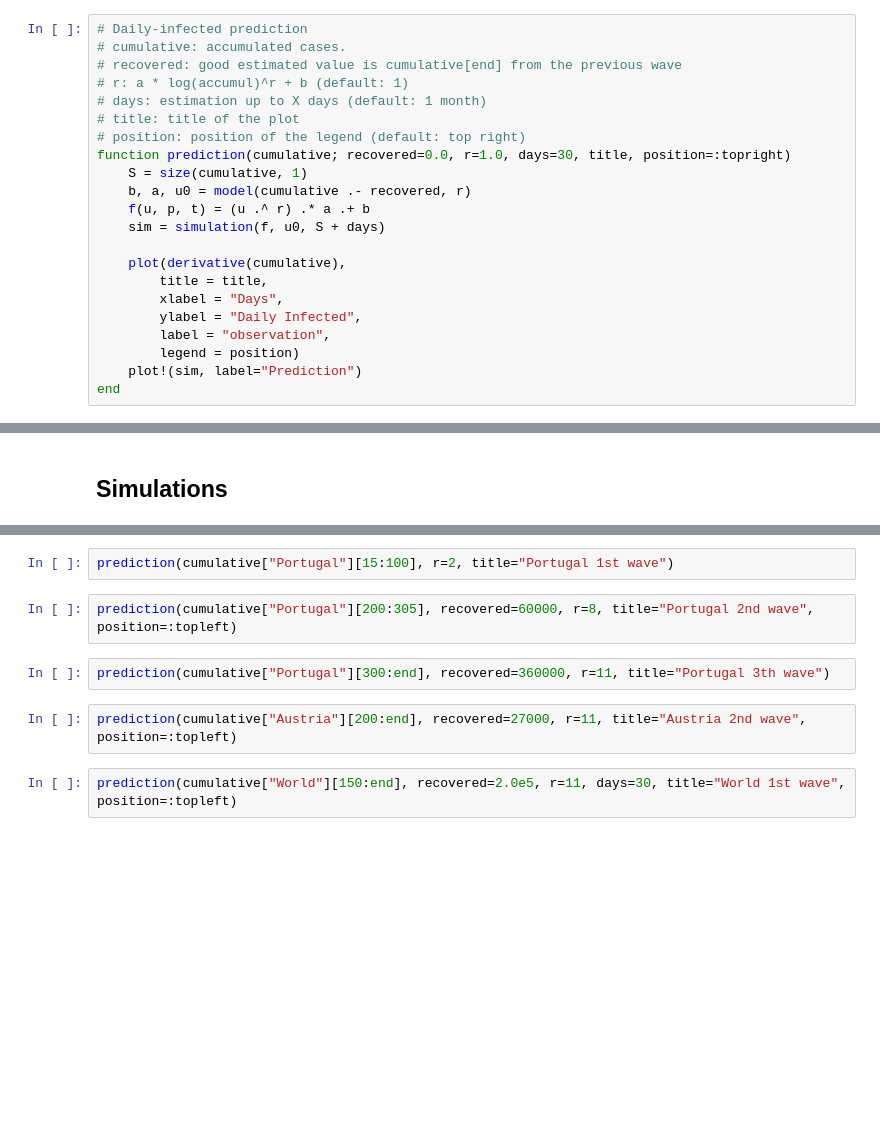
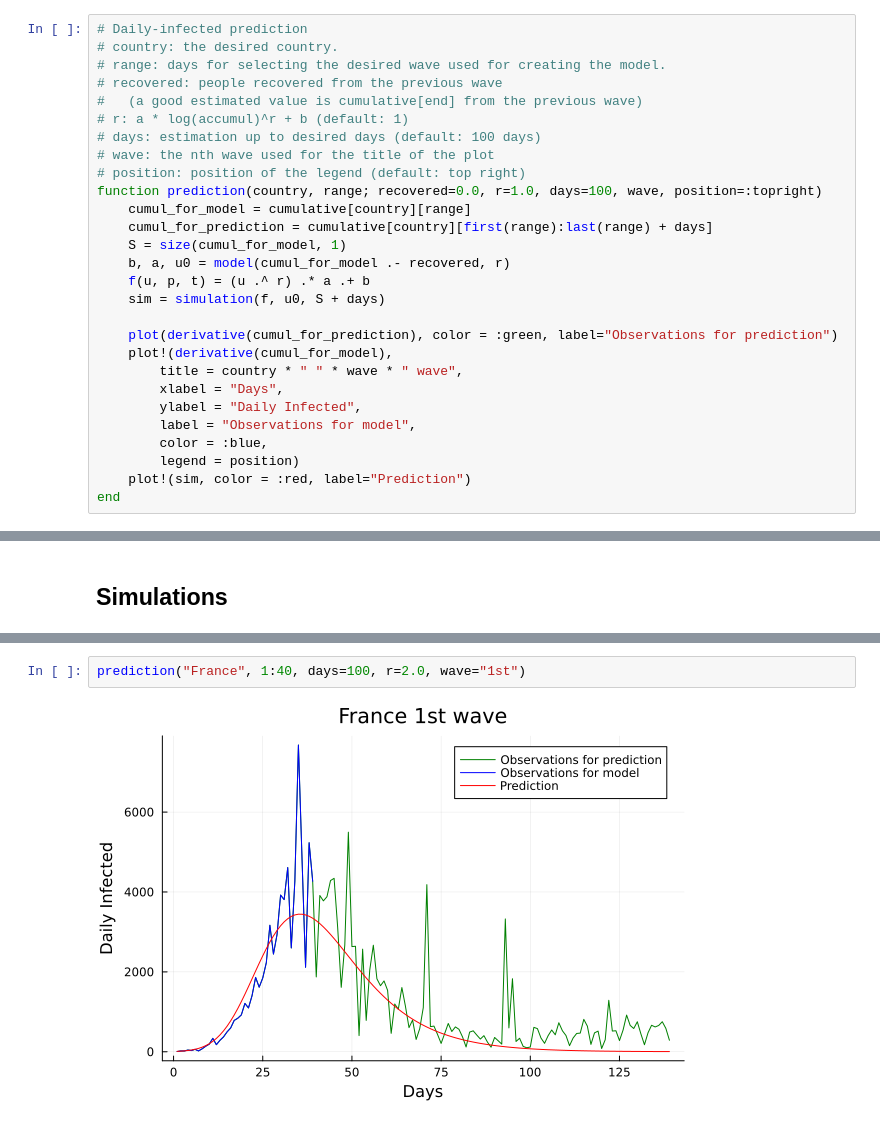
Before and after one commit to Lecrapouille/Covid19.jl, a Jupyter notebook: covid19.ipynb, the cells around one changed output, grey strips where cells are left out. Cells and saved outputs as stored; diff of their text form; blank space fills up the shorter version.

```diff
--- a/covid19.ipynb
+++ b/covid19.ipynb
@@ -52,25 +54,31 @@ end
 simulation (generic function with 1 method)
 # %%
 # Daily-infected prediction
-# cumulative: accumulated cases.
-# recovered: good estimated value is cumulative[end] from the previous wave
+# country: the desired country.
+# range: days for selecting the desired wave used for creating the model.
+# recovered: people recovered from the previous wave
+#   (a good estimated value is cumulative[end] from the previous wave)
 # r: a * log(accumul)^r + b (default: 1)
-# days: estimation up to X days (default: 1 month)
-# title: title of the plot
+# days: estimation up to desired days (default: 100 days)
+# wave: the nth wave used for the title of the plot
 # position: position of the legend (default: top right)
-function prediction(cumulative; recovered=0.0, r=1.0, days=30, title, position=:topright)
-    S = size(cumulative, 1)
-    b, a, u0 = model(cumulative .- recovered, r)
+function prediction(country, range; recovered=0.0, r=1.0, days=100, wave, position=:topright)
+    cumul_for_model = cumulative[country][range]
+    cumul_for_prediction = cumulative[country][first(range):last(range) + days]
+    S = size(cumul_for_model, 1)
+    b, a, u0 = model(cumul_for_model .- recovered, r)
     f(u, p, t) = (u .^ r) .* a .+ b
     sim = simulation(f, u0, S + days)
 
-    plot(derivative(cumulative),
-        title = title,
+    plot(derivative(cumul_for_prediction), color = :green, label="Observations for prediction")
+    plot!(derivative(cumul_for_model),
+        title = country * " " * wave * " wave",
         xlabel = "Days",
         ylabel = "Daily Infected",
-        label = "observation",
+        label = "Observations for model",
+        color = :blue,
         legend = position)
-    plot!(sim, label="Prediction")
+    plot!(sim, color = :red, label="Prediction")
 end
 # %% [output]
 prediction (generic function with 1 method)
@@ -242,10 +192,4 @@ prediction(cumulative["Belgium"][220:end], recovered=88000, r=10, title="Belgium
-# %%
-prediction(cumulative["Portugal"][15:100], r=2, title="Portugal 1st wave")
-# %%
-prediction(cumulative["Portugal"][200:305], recovered=60000, r=8, title="Portugal 2nd wave", position=:topleft)
-# %%
-prediction(cumulative["Portugal"][300:end], recovered=360000, r=11, title="Portugal 3th wave")
-# %%
-prediction(cumulative["Austria"][200:end], recovered=27000, r=11, title="Austria 2nd wave", position=:topleft)
-# %%
-prediction(cumulative["World"][150:end], recovered=2.0e5, r=11, days=30, title="World 1st wave", position=:topleft)
+# %%
+prediction("France", 1:40, days=100, r=2.0, wave="1st")
+# %% [output]
+[figure, added]
```
Also changed, not shown: parts of 44 cells of this notebook, 1 other file.
